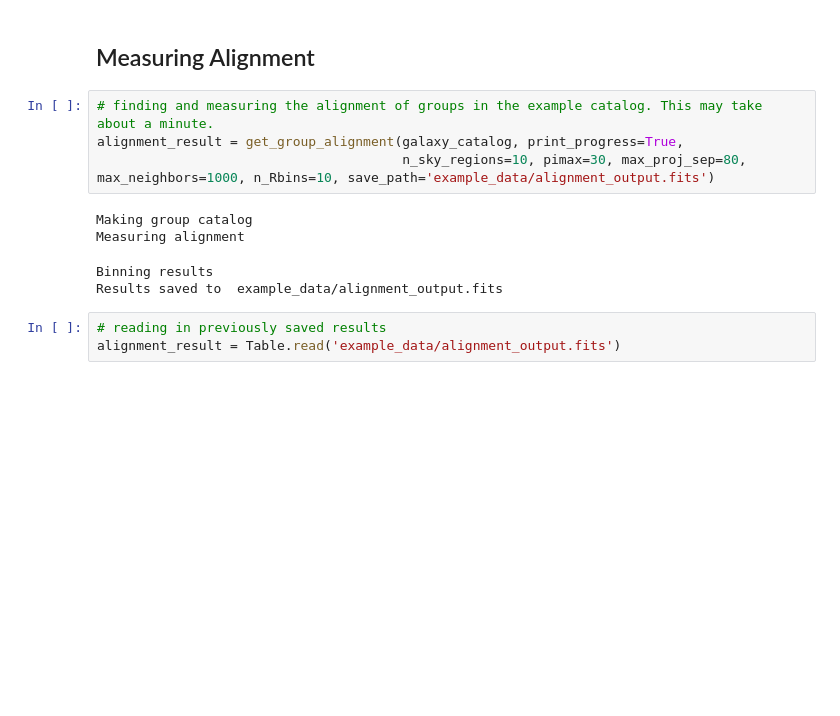
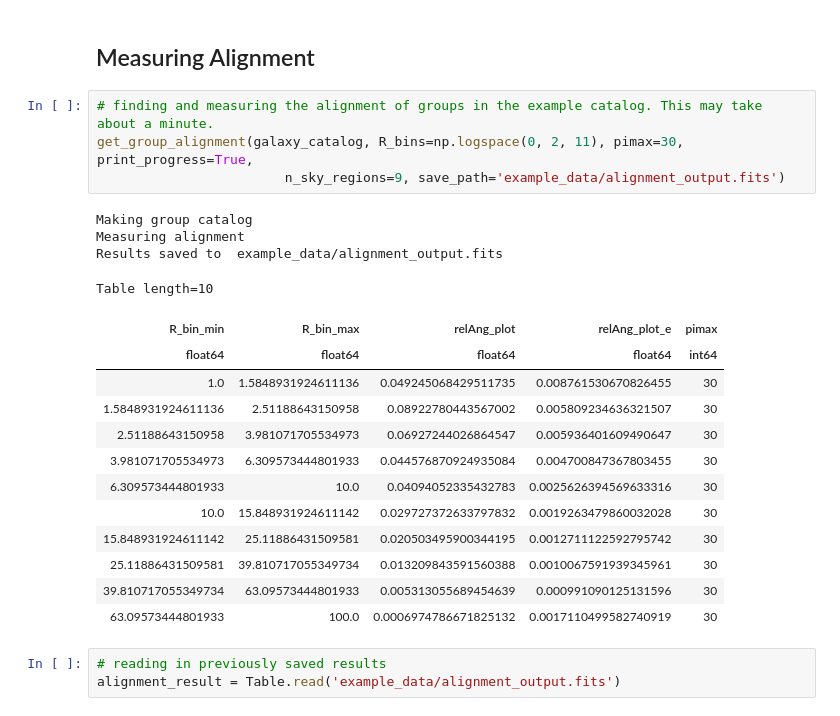
Before and after one commit to cmlamman/spec-IA, a Jupyter notebook: basic_group_alignment.ipynb, the cells around one changed output. Saved outputs shown, nothing was run; the diff lists cells and outputs as text; blank space fills up the shorter version.

```diff
--- a/basic_group_alignment.ipynb
+++ b/basic_group_alignment.ipynb
@@ -15,13 +15,25 @@ galaxy_catalog.columns
 ## Measuring Alignment
 # %%
 # finding and measuring the alignment of groups in the example catalog. This may take about a minute.
-alignment_result = get_group_alignment(galaxy_catalog, print_progress=True,
-                                       n_sky_regions=10, pimax=30, max_proj_sep=80, max_neighbors=1000, n_Rbins=10, save_path='example_data/alignment_output.fits')
+get_group_alignment(galaxy_catalog, R_bins=np.logspace(0, 2, 11), pimax=30, print_progress=True,
+                        n_sky_regions=9, save_path='example_data/alignment_output.fits')
 # %% [output]
 Making group catalog
 Measuring alignment
+Results saved to  example_data/alignment_output.fits
-Binning results
-Results saved to  example_data/alignment_output.fits
+Table length=10
+| R_bin_min | R_bin_max | relAng_plot | relAng_plot_e | pimax |
+| float64 | float64 | float64 | float64 | int64 |
+| 1.0 | 1.5848931924611136 | 0.049245068429511735 | 0.008761530670826455 | 30 |
+| 1.5848931924611136 | 2.51188643150958 | 0.08922780443567002 | 0.005809234636321507 | 30 |
+| 2.51188643150958 | 3.981071705534973 | 0.06927244026864547 | 0.005936401609490647 | 30 |
+| 3.981071705534973 | 6.309573444801933 | 0.044576870924935084 | 0.004700847367803455 | 30 |
+| 6.309573444801933 | 10.0 | 0.04094052335432783 | 0.0025626394569633316 | 30 |
+| 10.0 | 15.848931924611142 | 0.029727372633797832 | 0.0019263479860032028 | 30 |
+| 15.848931924611142 | 25.11886431509581 | 0.020503495900344195 | 0.0012711122592795742 | 30 |
+| 25.11886431509581 | 39.810717055349734 | 0.013209843591560388 | 0.0010067591939345961 | 30 |
+| 39.810717055349734 | 63.09573444801933 | 0.005313055689454639 | 0.000991090125131596 | 30 |
+| 63.09573444801933 | 100.0 | 0.0006974786671825132 | 0.0017110499582740919 | 30 |
 # %%
 # reading in previously saved results
 alignment_result = Table.read('example_data/alignment_output.fits')
```
Also changed, not shown: parts of 9 cells of this notebook, 5 other files.
